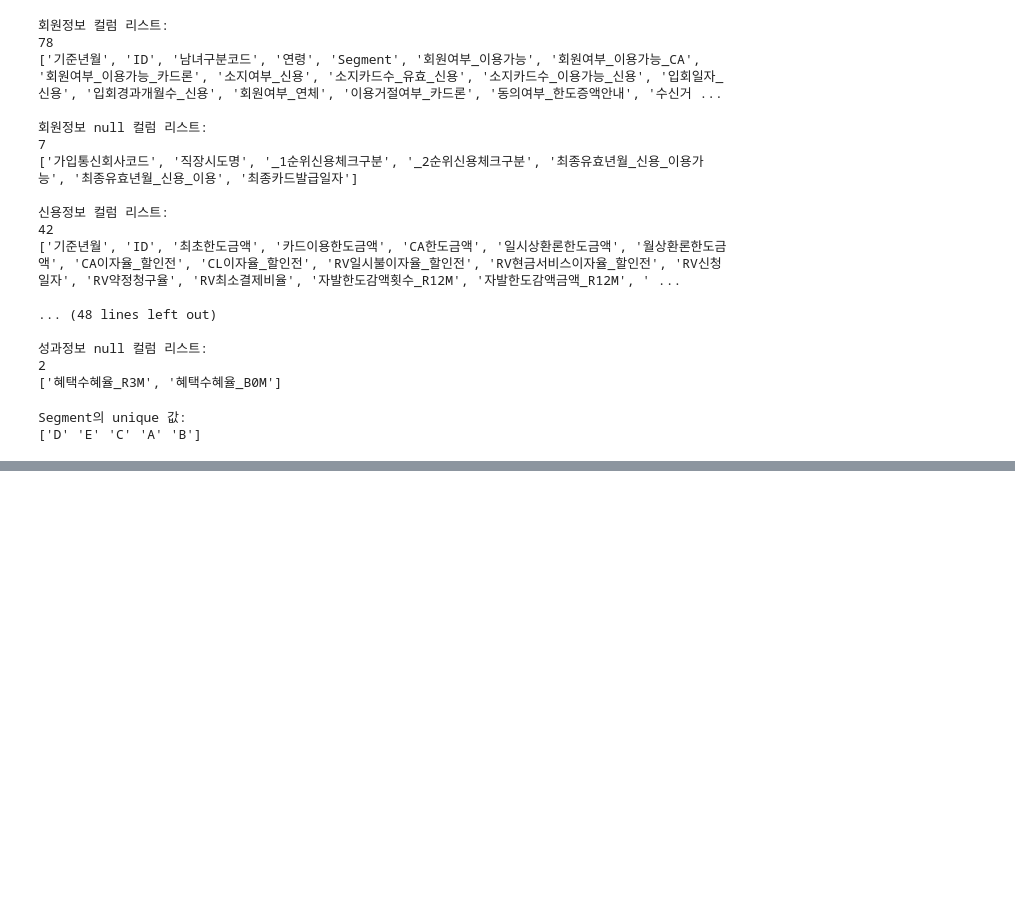
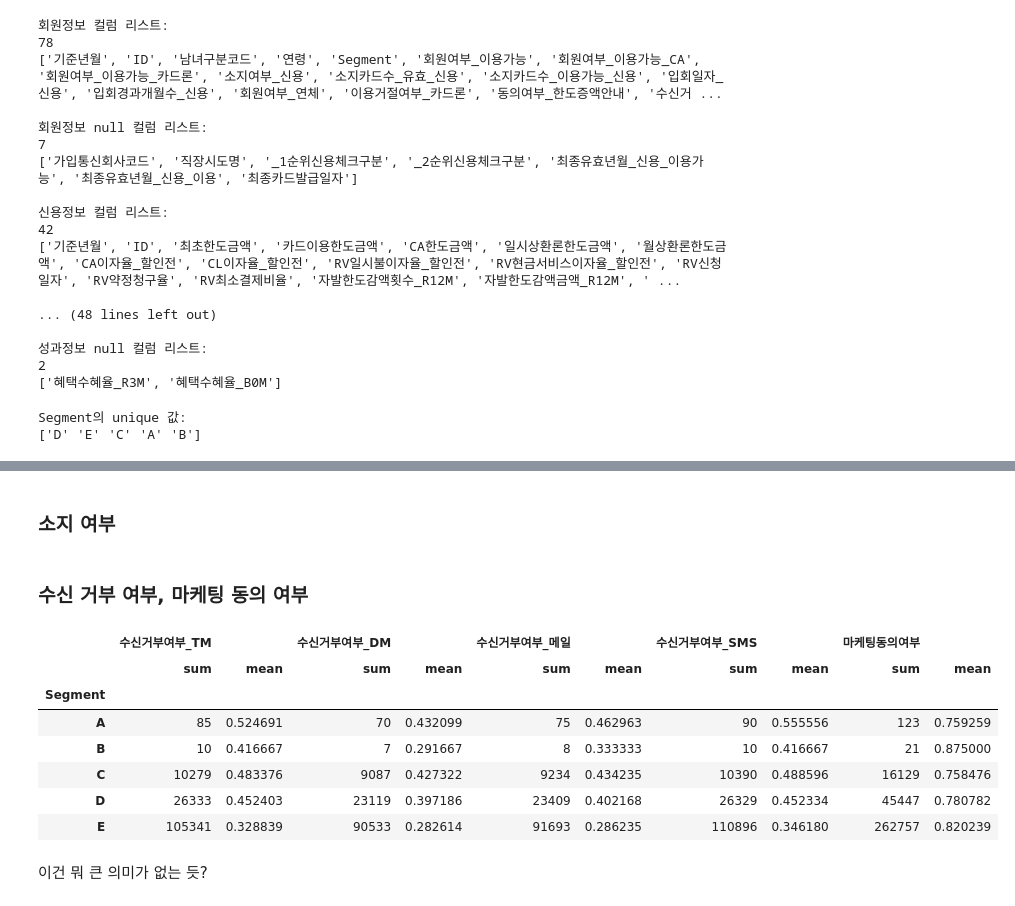
Before and after one commit to howsrio/credit_segment, a Jupyter notebook: eda/customer.ipynb, the cells around one changed output, grey strips where cells are left out. Drawn from its saved outputs; the diff is of its cells as text; code cells hidden in the pictures; blank space fills up the shorter version.

```diff
--- a/code/EDA.ipynb
+++ b/eda/customer.ipynb
@@ -170,0 +179,3 @@ Segment의 unique 값:
+# %%
+customer = pd.read_parquet("../data/train/1.회원정보/201807_train_회원정보.parquet")
+customer.columns
@@ -170,0 +282,23 @@ Segment의 unique 값:
+# %% [markdown]
+### 소지 여부
+# %% [markdown]
+### 수신 거부 여부, 마케팅 동의 여부
+# %%
+customer.groupby("Segment").agg({
+    "수신거부여부_TM" : ["sum", "mean"],
+    "수신거부여부_DM" : ["sum", "mean"],
+    "수신거부여부_메일" : ["sum", "mean"],
+    "수신거부여부_SMS" : ["sum", "mean"],
+    "마케팅동의여부" : ["sum", "mean"]
+})
+# %% [output]
+|  | 수신거부여부_TM |  | 수신거부여부_DM |  | 수신거부여부_메일 |  | 수신거부여부_SMS |  | 마케팅동의여부 |  |
+|  | sum | mean | sum | mean | sum | mean | sum | mean | sum | mean |
+| Segment |  |  |  |  |  |  |  |  |  |  |
+| A | 85 | 0.524691 | 70 | 0.432099 | 75 | 0.462963 | 90 | 0.555556 | 123 | 0.759259 |
+| B | 10 | 0.416667 | 7 | 0.291667 | 8 | 0.333333 | 10 | 0.416667 | 21 | 0.875000 |
+| C | 10279 | 0.483376 | 9087 | 0.427322 | 9234 | 0.434235 | 10390 | 0.488596 | 16129 | 0.758476 |
+| D | 26333 | 0.452403 | 23119 | 0.397186 | 23409 | 0.402168 | 26329 | 0.452334 | 45447 | 0.780782 |
+| E | 105341 | 0.328839 | 90533 | 0.282614 | 91693 | 0.286235 | 110896 | 0.346180 | 262757 | 0.820239 |
+# %% [markdown]
+이건 뭐 큰 의미가 없는 듯?
```
Also changed, not shown: parts of 18 cells of this notebook, 3 other files.
